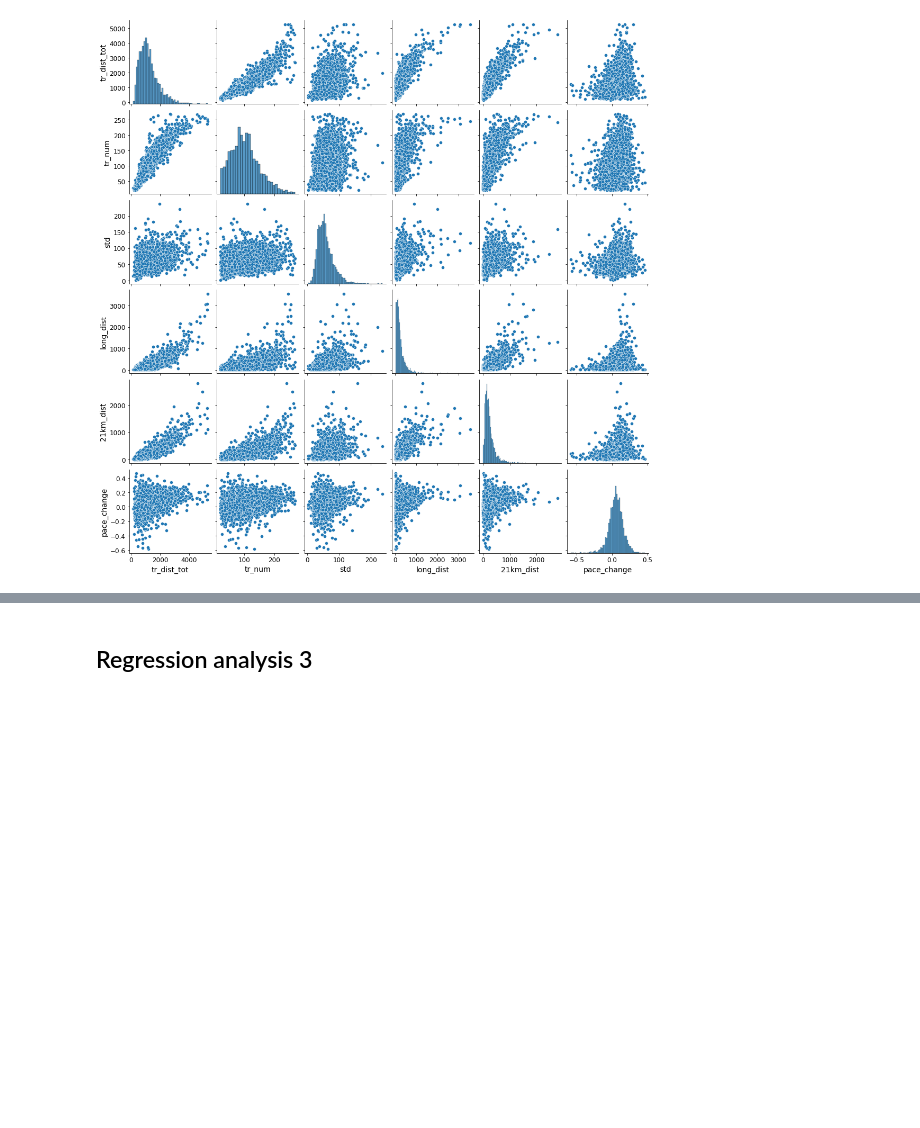
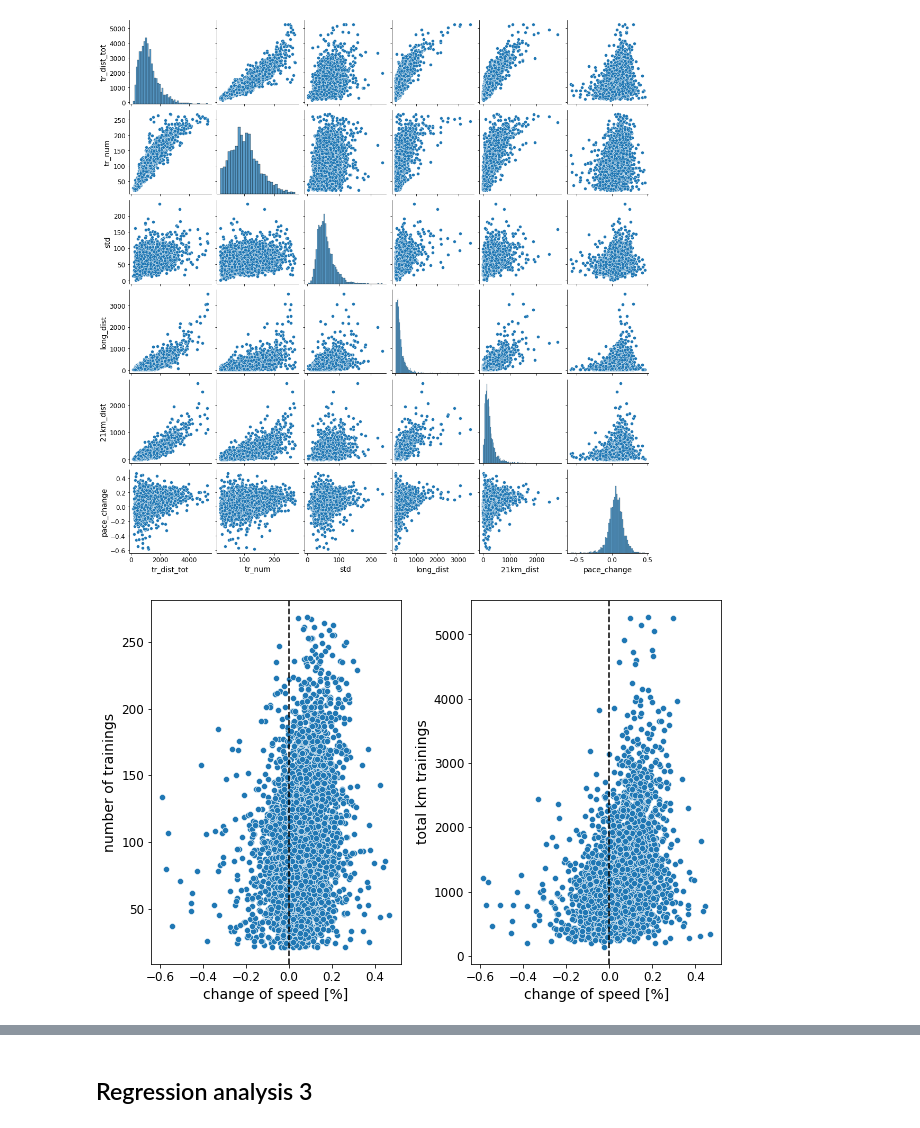
Before and after one commit to dmitry-an-git/ironhack_project_1, a Jupyter notebook: lab_marathon.ipynb, the cells around one changed output, grey strips where cells are left out. Saved outputs shown, nothing was run; the diff lists cells and outputs as text; code cells hidden in the pictures; blank space fills up the shorter version.

```diff
--- a/lab_marathon.ipynb
+++ b/lab_marathon.ipynb
@@ -816,4 +961,26 @@ sns.pairplot(reg2_db[['tr_dist_tot', 'tr_num', 'std', 'long_dist','21km_dist','p
 # %% [output]
 <seaborn.axisgrid.PairGrid at 0x...>
 [figure]
+# %%
+fig, axs = plt.subplots(1, 2, sharex=False, figsize=(9, 6))
+
+sns.scatterplot(ax = axs[0],x=reg2_db['pace_change'],y=reg2_db['tr_num'])
+axs[0].set_xlabel('change of speed [%]')
+axs[0].set_ylabel('number of trainings')
+l1=axs[0].axvline(0,color='black',ls='--')
+
+
+sns.scatterplot(ax = axs[1],x=reg2_db['pace_change'],y=reg2_db['tr_dist_tot'])
+axs[1].set_xlabel('change of speed [%]')
+axs[1].set_ylabel('total km trainings')
+l1=axs[1].axvline(0,color='black',ls='--')
+
+plt.tight_layout(h_pad=.5)
+plt.savefig('high_mileage.png')
+plt.show()
+
+## interestingly that for high mileage and variability of training the change of pace
+## is almost allways positive
+# %% [output]
+[figure, added]
 # %%
```
Also changed, not shown: parts of 17 cells of this notebook, 2 other files.
